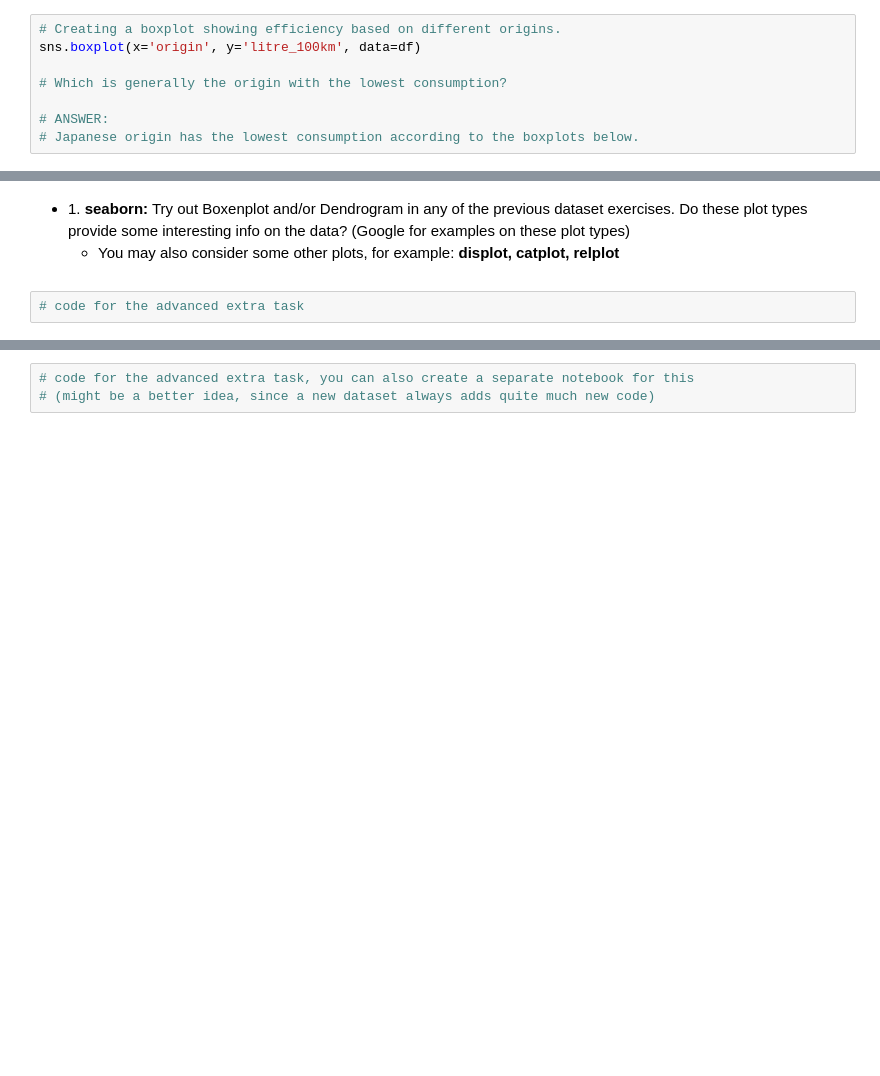
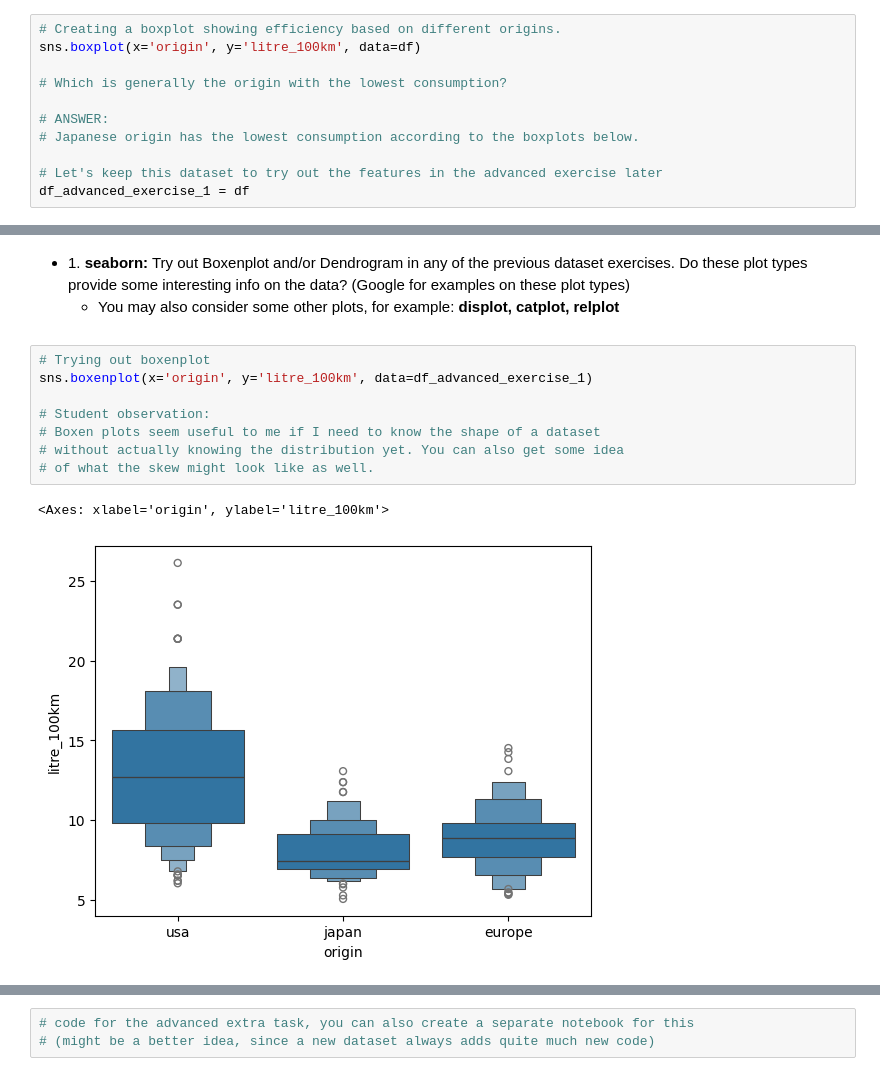
Before and after one commit to jehuhta/Intro_Data_Analytics_Huhta_Jeremy_Spring2025, a Jupyter notebook: Exercises_3_Seaborn/DataAnalyticsExerciseSet3.ipynb, the cells around one changed output, grey strips where cells are left out. Drawn from its saved outputs; the diff is of its cells as text; blank space fills up the shorter version.

Commit message:
Completing seaborn advanced exercise 3

```diff
--- a/Exercises_3_Seaborn/DataAnalyticsExerciseSet3.ipynb
+++ b/Exercises_3_Seaborn/DataAnalyticsExerciseSet3.ipynb
@@ -384,4 +384,7 @@ sns.boxplot(x='origin', y='litre_100km', data=df)
 
 # ANSWER:
 # Japanese origin has the lowest consumption according to the boxplots below.
+
+# Let's keep this dataset to try out the features in the advanced exercise later
+df_advanced_exercise_1 = df
 # %% [output]
@@ -778,5 +780,14 @@ the data? (Google for examples on these plot types)</li>
 <b>displot, catplot, relplot</b></li>
 </ul>
 </ul>
-# %%
-# code for the advanced extra task
+# %%
+# Trying out boxenplot
+sns.boxenplot(x='origin', y='litre_100km', data=df_advanced_exercise_1)
+
+# Student observation:
+# Boxen plots seem useful to me if I need to know the shape of a dataset
+# without actually knowing the distribution yet. You can also get some idea
+# of what the skew might look like as well.
+# %% [output]
+<Axes: xlabel='origin', ylabel='litre_100km'>
+[figure, added]
```
Also changed, not shown: parts of 8 cells of this notebook, 2 other files.
